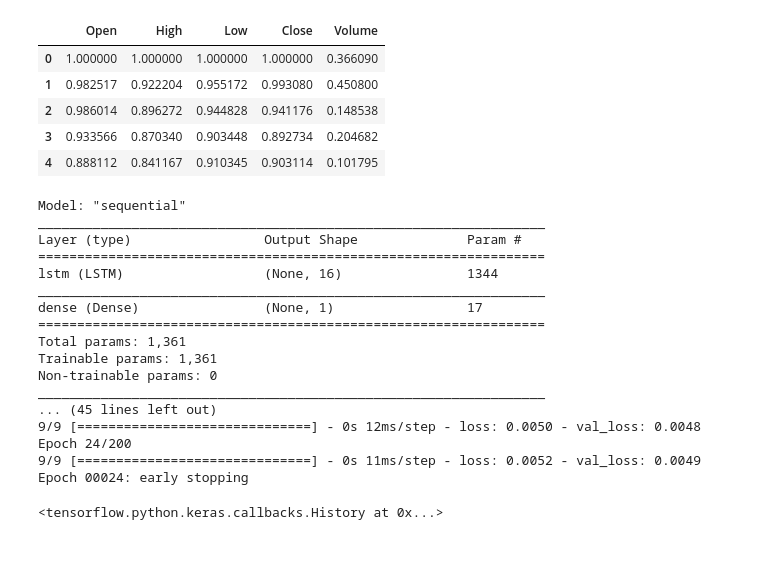
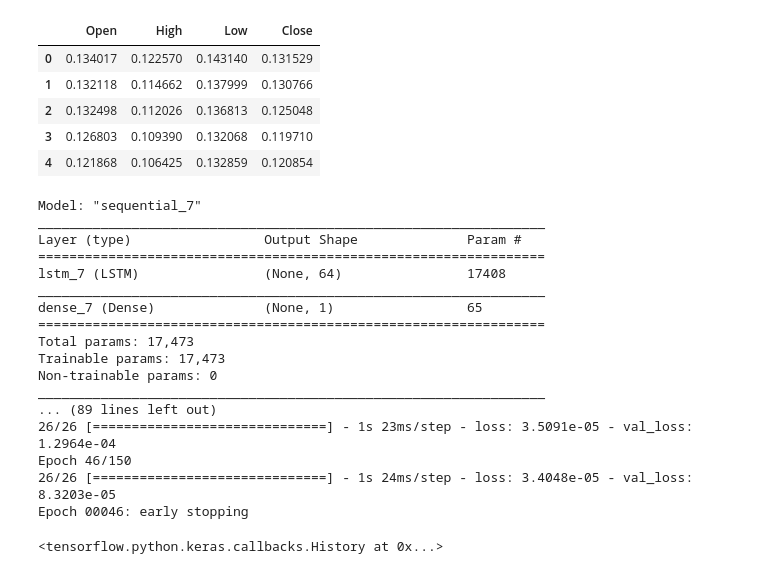
Before and after one commit to K-3620/LSTM-, a Jupyter notebook: LSTM모델.ipynb, the cells around one changed output. Cells and saved outputs as stored; diff of their text form; code cells hidden in the pictures.

```diff
--- a/LSTM모델.ipynb
+++ b/LSTM모델.ipynb
@@ -93,0 +40,7 @@ df_price['Day'] =df_price['Date'].dt.day
+# %%
+# 10년치 데이터 불러오기
+# 000020 동화약품
+data = fdr.DataReader('000020','2010-01-01','2020-10-23')
+# %%
+# 불필요한 컬럼 삭제
+data = data.drop(['Change','Volume'],axis=1)
@@ -94,18 +64,18 @@ df_price['Day'] =df_price['Date'].dt.day
 # %%
 # Normalization - 정규화
 from sklearn.preprocessing import MinMaxScaler
 scaler = MinMaxScaler()
-scale_clos = ['Open','High','Low','Close','Volume']
-df_scaled = scaler.fit_transform(df_price[scale_clos])
+scale_clos = ['Open','High','Low','Close']
+df_scaled = scaler.fit_transform(data[scale_clos])
 
 df_scaled = pd.DataFrame(data=df_scaled,columns=scale_clos)
 
 df_scaled.head()
 # %% [output]
-|  | Open | High | Low | Close | Volume |
-| 0 | 1.000000 | 1.000000 | 1.000000 | 1.000000 | 0.366090 |
-| 1 | 0.982517 | 0.922204 | 0.955172 | 0.993080 | 0.450800 |
-| 2 | 0.986014 | 0.896272 | 0.944828 | 0.941176 | 0.148538 |
-| 3 | 0.933566 | 0.870340 | 0.903448 | 0.892734 | 0.204682 |
-| 4 | 0.888112 | 0.841167 | 0.910345 | 0.903114 | 0.101795 |
+|  | Open | High | Low | Close |
+| 0 | 0.134017 | 0.122570 | 0.143140 | 0.131529 |
+| 1 | 0.132118 | 0.114662 | 0.137999 | 0.130766 |
+| 2 | 0.132498 | 0.112026 | 0.136813 | 0.125048 |
+| 3 | 0.126803 | 0.109390 | 0.132068 | 0.119710 |
+| 4 | 0.121868 | 0.106425 | 0.132859 | 0.120854 |
 # %%
@@ -158,29 +128,31 @@ from keras.callbacks import EarlyStopping,ModelCheckpoint
 model.compile(loss='mean_squared_error',optimizer='adam')
 model.summary()
 
-early_stop = EarlyStopping(monitor='loss',patience=1,verbose=1)
+early_stop = EarlyStopping(monitor='loss',patience=2,verbose=1)  # 처음에는  patience 1
 
-model.fit(X_train,y_train,epochs=200,batch_size=16
+model.fit(X_train,y_train,epochs=150,batch_size=16
                    ,validation_data=(X_test,y_test)
-                   ,callbacks=[early_stop])
+                   ,callbacks=[early_stop]
+                   ,shuffle = False
+          )
 # %% [output]
-Model: "sequential"
+Model: "sequential_7"
 _________________________________________________________________
 Layer (type)                 Output Shape              Param #
 =================================================================
-lstm (LSTM)                  (None, 16)                1344
+lstm_7 (LSTM)                (None, 64)                17408
 _________________________________________________________________
-dense (Dense)                (None, 1)                 17
+dense_7 (Dense)              (None, 1)                 65
 =================================================================
-Total params: 1,361
-Trainable params: 1,361
+Total params: 17,473
+Trainable params: 17,473
 Non-trainable params: 0
 _________________________________________________________________
-... (45 lines left out)
-9/9 [==============================] - 0s 12ms/step - loss: 0.0050 - val_loss: 0.0048
-Epoch 24/200
-9/9 [==============================] - 0s 11ms/step - loss: 0.0052 - val_loss: 0.0049
-Epoch 00024: early stopping
+... (89 lines left out)
+26/26 [==============================] - 1s 23ms/step - loss: 3.5091e-05 - val_loss: 1.2964e-04
+Epoch 46/150
+26/26 [==============================] - 1s 24ms/step - loss: 3.4048e-05 - val_loss: 8.3203e-05
+Epoch 00046: early stopping
 <tensorflow.python.keras.callbacks.History at 0x...>
 # %%
 # 예측
```
Also changed, not shown: parts of 12 cells of this notebook.
